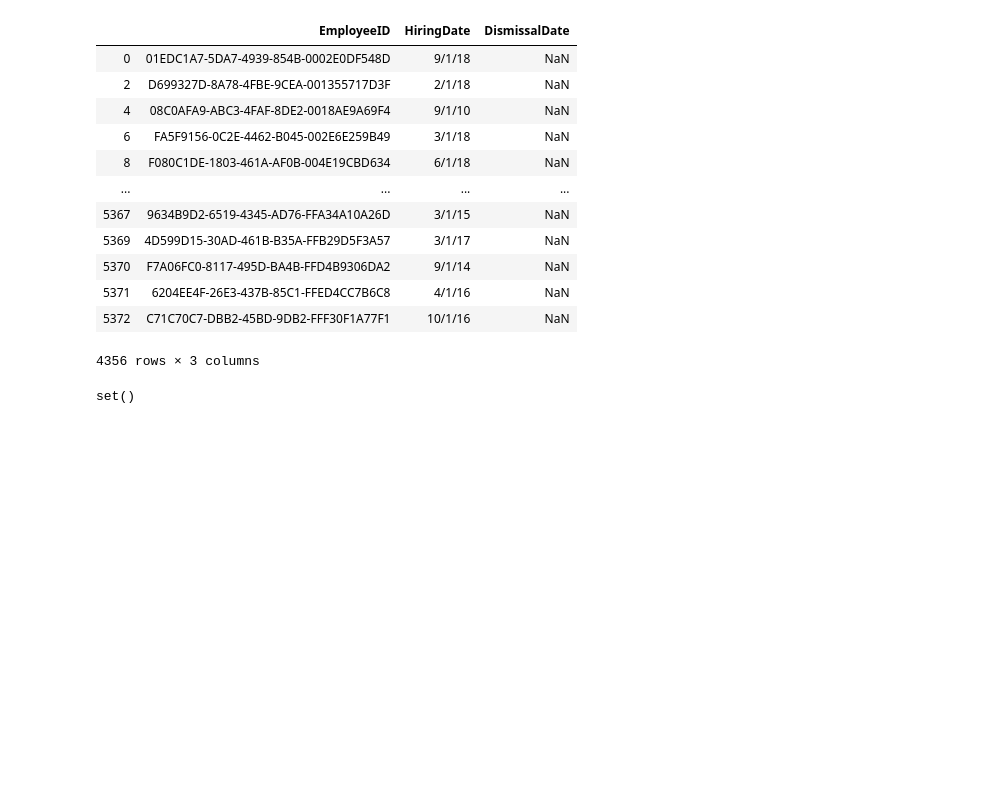
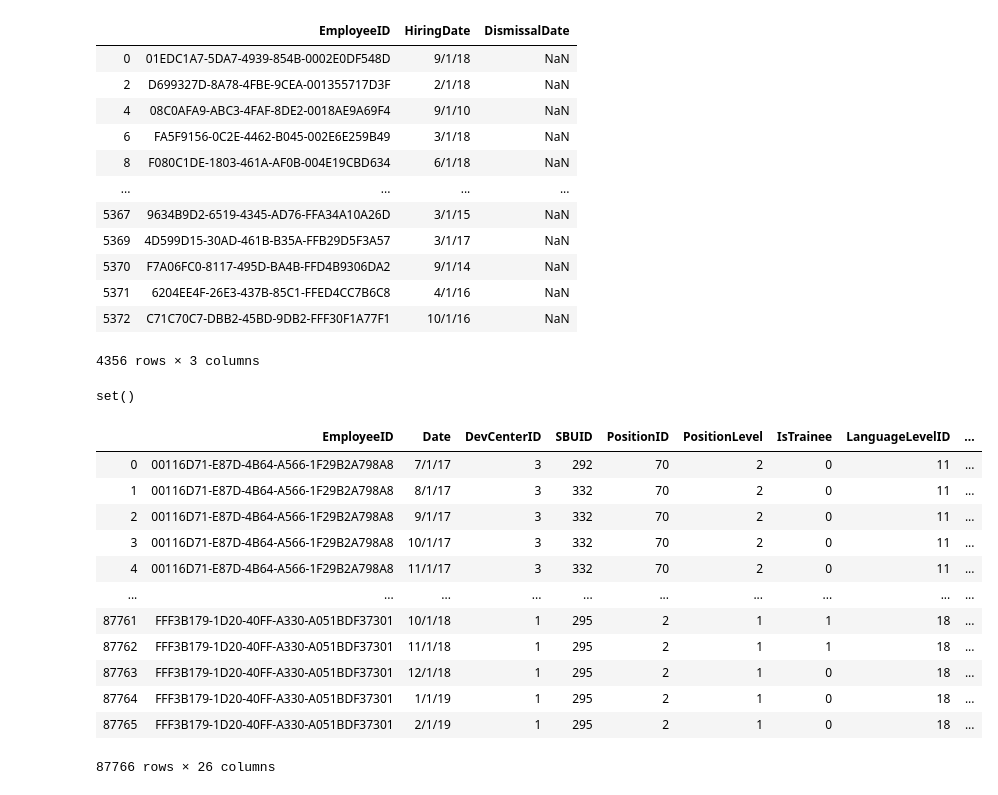
Before and after one commit to nazariinyzhnyk/hackathon-soft-serve-2020, a Jupyter notebook: notebooks/data_exploration.ipynb, the cells around one changed output. Cells and saved outputs as stored; diff of their text form; code cells hidden in the pictures; blank space fills up the shorter version.

```diff
--- a/notebooks/data_exploration.ipynb
+++ b/notebooks/data_exploration.ipynb
@@ -52,0 +58,16 @@ set()
+# %%
+df
+# %% [output]
+|  | EmployeeID | Date | DevCenterID | SBUID | PositionID | PositionLevel | IsTrainee | LanguageLevelID | ... |
+| 0 | 00116D71-E87D-4B64-A566-1F29B2A798A8 | 7/1/17 | 3 | 292 | 70 | 2 | 0 | 11 | ... |
+| 1 | 00116D71-E87D-4B64-A566-1F29B2A798A8 | 8/1/17 | 3 | 332 | 70 | 2 | 0 | 11 | ... |
+| 2 | 00116D71-E87D-4B64-A566-1F29B2A798A8 | 9/1/17 | 3 | 332 | 70 | 2 | 0 | 11 | ... |
+| 3 | 00116D71-E87D-4B64-A566-1F29B2A798A8 | 10/1/17 | 3 | 332 | 70 | 2 | 0 | 11 | ... |
+| 4 | 00116D71-E87D-4B64-A566-1F29B2A798A8 | 11/1/17 | 3 | 332 | 70 | 2 | 0 | 11 | ... |
+| ... | ... | ... | ... | ... | ... | ... | ... | ... | ... |
+| 87761 | FFF3B179-1D20-40FF-A330-A051BDF37301 | 10/1/18 | 1 | 295 | 2 | 1 | 1 | 18 | ... |
+| 87762 | FFF3B179-1D20-40FF-A330-A051BDF37301 | 11/1/18 | 1 | 295 | 2 | 1 | 1 | 18 | ... |
+| 87763 | FFF3B179-1D20-40FF-A330-A051BDF37301 | 12/1/18 | 1 | 295 | 2 | 1 | 0 | 18 | ... |
+| 87764 | FFF3B179-1D20-40FF-A330-A051BDF37301 | 1/1/19 | 1 | 295 | 2 | 1 | 0 | 18 | ... |
+| 87765 | FFF3B179-1D20-40FF-A330-A051BDF37301 | 2/1/19 | 1 | 295 | 2 | 1 | 0 | 18 | ... |
+87766 rows × 26 columns
```
Also changed, not shown: parts of 9 cells of this notebook, 2 other files.
